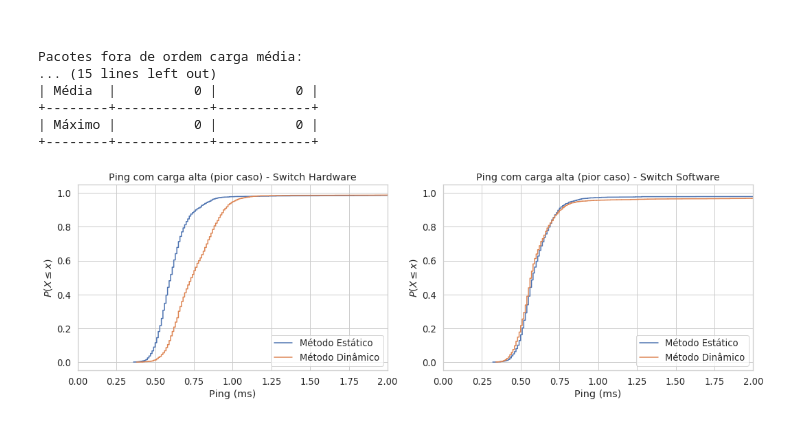
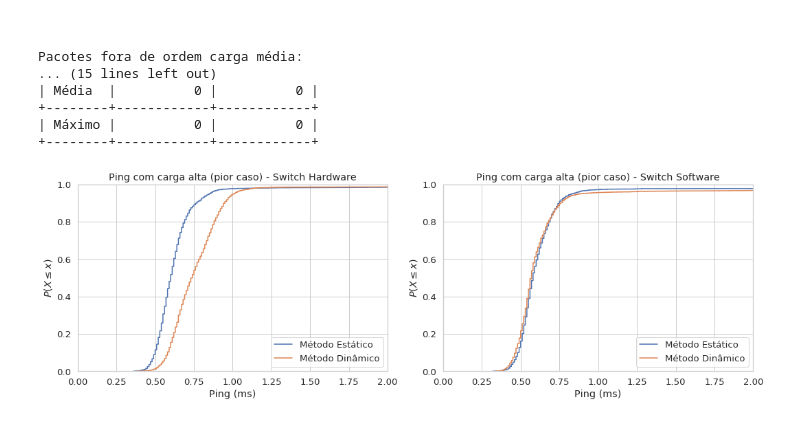
Before and after one commit to pedrobellotti/iperftestes, a Jupyter notebook: Scripts/teste.ipynb, the cells around one changed output. Saved outputs shown, nothing was run; the diff lists cells and outputs as text; code cells hidden in the pictures.

```diff
--- a/Scripts/teste.ipynb
+++ b/Scripts/teste.ipynb
@@ -385,32 +389,34 @@ sw_x1 = np.sort(sw_b)
 sw_ecdf = sm.distributions.ECDF(sw_a)
 sw_ecdf1 = sm.distributions.ECDF(sw_b)
 sw_y = sw_ecdf(sw_x)
 sw_y1 = sw_ecdf1(sw_x1)
 #Graficos
 #HW
 plt.subplot(1, 2, 1)
 plt.step(hw_x, hw_y, where='post', label="Método Estático")
 plt.step(hw_x1, hw_y1, where='post', label="Método Dinâmico")
 plt.ylabel(r'$P(X \leq x)$')
 plt.xlabel(r'Ping (ms)')
 plt.xlim(0, 2)
-plt.legend(loc='best')
+plt.ylim(0, 1)
+plt.legend(loc='lower right')
 plt.title('Ping com carga alta (pior caso) - Switch Hardware')
 #SW
 plt.subplot(1, 2, 2)
 plt.step(sw_x, sw_y, where='post', label="Método Estático")
 plt.step(sw_x1, sw_y1, where='post', label="Método Dinâmico")
 plt.ylabel(r'$P(X \leq x)$')
 plt.xlabel(r'Ping (ms)')
 plt.xlim(0, 2)
+plt.ylim(0, 1)
 plt.legend(loc='best')
 plt.title('Ping com carga alta (pior caso) - Switch Software')
 #Tamanho
 fig = plt.gcf()
 fig.set_size_inches(15, 5)
 fig.tight_layout()
 if (salvarGraficos):
     plt.savefig('pingCargaAlta.pdf')
 plt.show()
 # %% [output]
-[figure, old version]
+[figure, new version]
```
Also changed, not shown: parts of 9 cells of this notebook, 7 other files.
